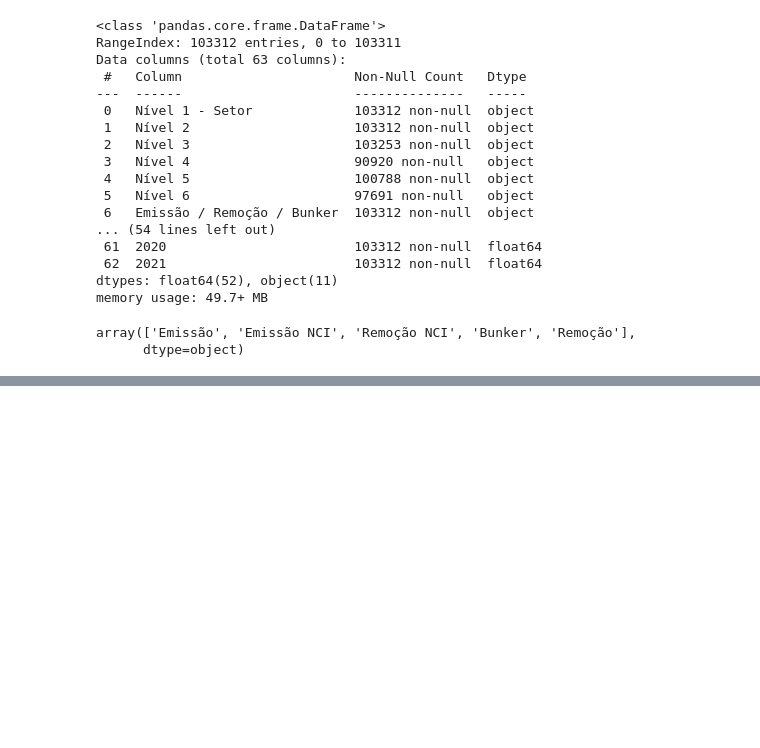
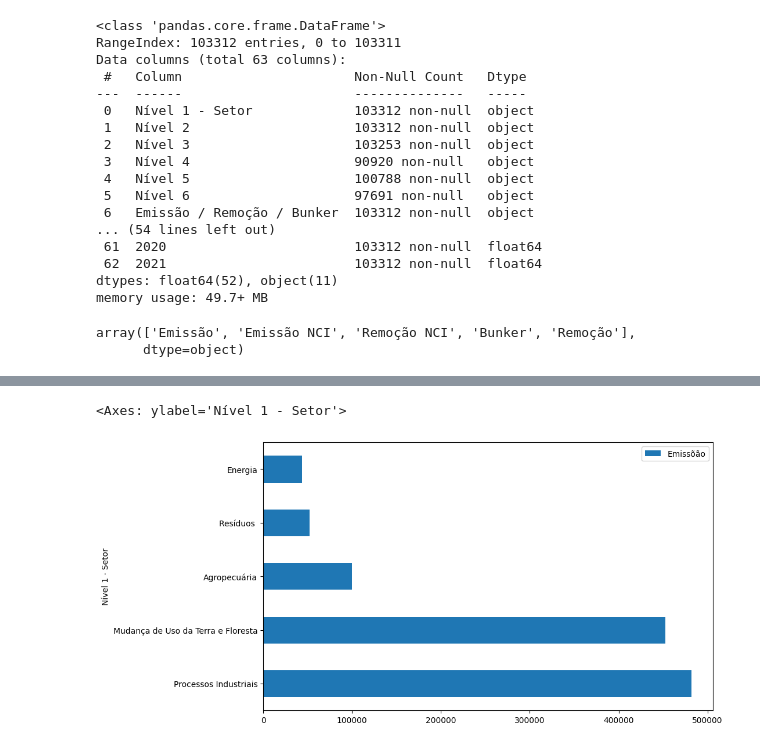
Before and after one commit to anthoni-pivoto/Formacao_python_para_data_science, a Jupyter notebook: Agrupamento_de_dados/notebook.ipynb, the cells around one changed output, grey strips where cells are left out. Saved outputs shown, nothing was run; the diff lists cells and outputs as text; code cells hidden in the pictures; blank space fills up the shorter version.

```diff
--- a/Agrupamento_de_dados/notebook.ipynb
+++ b/Agrupamento_de_dados/notebook.ipynb
@@ -126,0 +145,2 @@ emissoes
+# %%
+apenas_emissoes_gases = apenas_emissoes_gases.drop(columns = 'Emissão / Remoção / Bunker')
@@ -126,0 +328,5 @@ emissoes
+# %%
+dados[dados['Ano'] == 2021].groupby('Nível 1 - Setor')[['Emissõão']].mean(numeric_only=True).sort_values(by='Emissõão', ascending=False).plot(kind='barh', figsize=(10,6))
+# %% [output]
+<Axes: ylabel='Nível 1 - Setor'>
+[figure, added]
```
Also changed, not shown: parts of 53 cells of this notebook.
